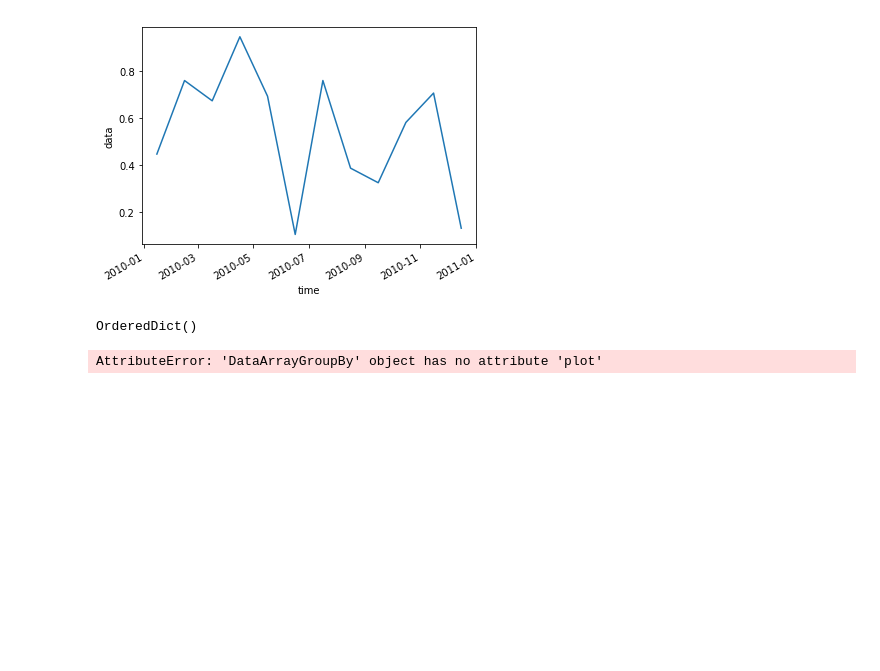
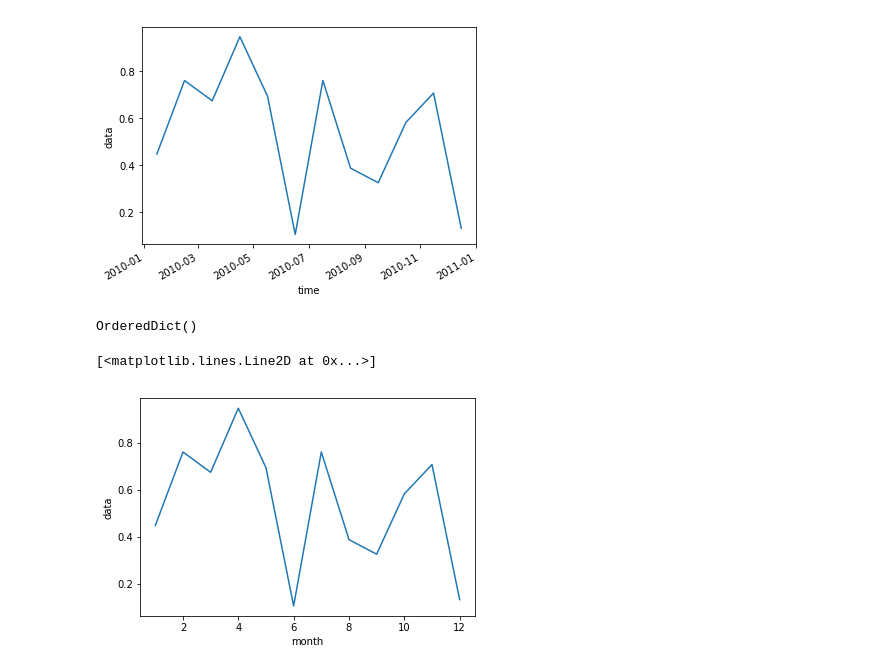
Before and after one commit to jbusecke/julius_hacks, a Jupyter notebook: notebooks/Testing.ipynb, the cells around one changed output. Saved outputs shown, nothing was run; the diff lists cells and outputs as text; code cells hidden in the pictures; blank space fills up the shorter version.

```diff
--- a/notebooks/Testing.ipynb
+++ b/notebooks/Testing.ipynb
@@ -29,6 +29,7 @@ ds.to_netcdf('test.nc')
 # %%
 ddd = xr.open_dataset('test.nc')
 # %%
-ddd['data'].groupby('time.month').plot()
+ddd['data'].groupby('time.month').mean().plot()
 # %% [output]
-AttributeError: 'DataArrayGroupBy' object has no attribute 'plot'
+[<matplotlib.lines.Line2D at 0x...>]
+[figure, added]
```
